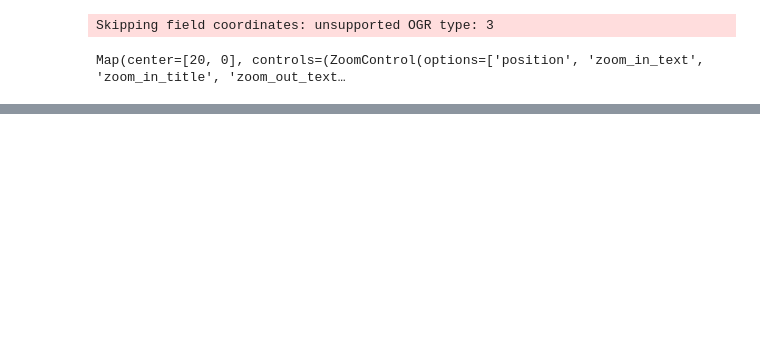
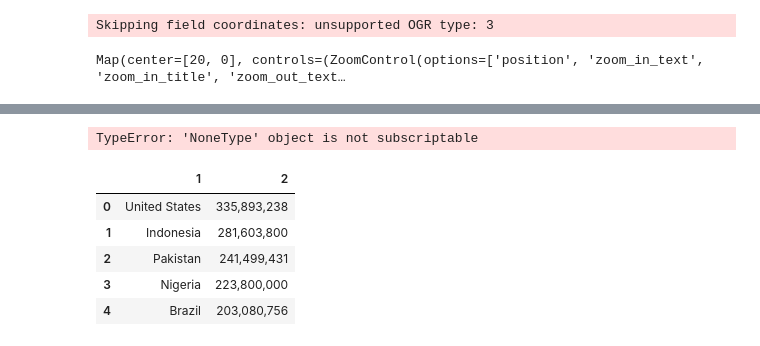
Before and after one commit to afizgordu/applied-data-science, a Jupyter notebook: Classes/Day10/Geographic Information System.ipynb, the cells around one changed output, grey strips where cells are left out. Drawn from its saved outputs; the diff is of its cells as text; code cells hidden in the pictures; blank space fills up the shorter version.

```diff
--- a/Classes/Day10/Geographic Information System.ipynb
+++ b/Classes/Day10/Geographic Information System.ipynb
@@ -46,0 +83,13 @@ Map(center=[20, 0], controls=(ZoomControl(options=['position', 'zoom_in_text', '
+# %%
+df=pd.read_clipboard(header=None) #mars verisine erişemediğim için wikiden ülkelerin nufüsu hakkında yeni data çektim
+# %% [output]
+TypeError: 'NoneType' object is not subscriptable
+# %%
+df.head()
+# %% [output]
+|  | 1 | 2 |
+| 0 | United States | 335,893,238 |
+| 1 | Indonesia | 281,603,800 |
+| 2 | Pakistan | 241,499,431 |
+| 3 | Nigeria | 223,800,000 |
+| 4 | Brazil | 203,080,756 |
```
Also changed, not shown: parts of 18 cells of this notebook, 25 other files.
